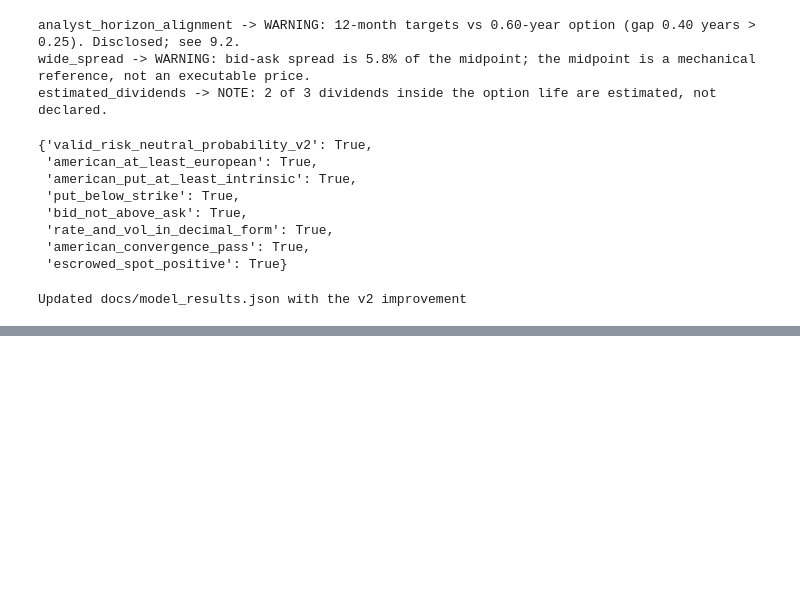
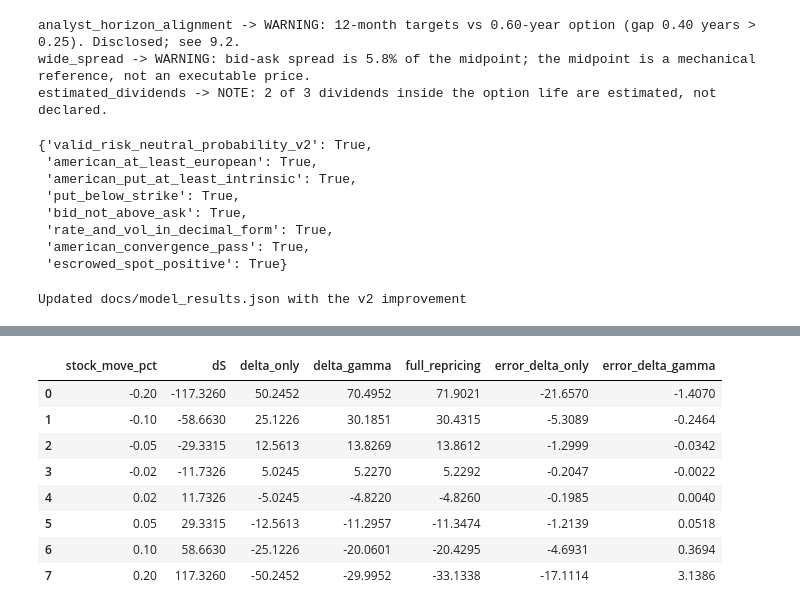
Before and after one commit to javierpalacio010-dot/lmt-valuation-option-greeks-lab, a Jupyter notebook: valuation_option_lab.ipynb, the cells around one changed output, grey strips where cells are left out. Saved outputs shown, nothing was run; the diff lists cells and outputs as text; code cells hidden in the pictures; blank space fills up the shorter version.

```diff
--- a/valuation_option_lab.ipynb
+++ b/valuation_option_lab.ipynb
@@ -391,0 +561,33 @@ Updated docs/model_results.json with the v2 improvement
+# %%
+moves=[-0.20,-0.10,-0.05,-0.02,0.02,0.05,0.10,0.20]
+rows=[]
+for mv in moves:
+    dS=mv*M['spot']; full=v2_price(spot=M['spot']+dS)-V0
+    d_only=delta*dS; dg=d_only+0.5*gamma*dS**2
+    rows.append({'stock_move_pct':mv,'dS':dS,'delta_only':d_only,'delta_gamma':dg,'full_repricing':full,
+                 'error_delta_only':d_only-full,'error_delta_gamma':dg-full})
+approx=pd.DataFrame(rows)
+
+def combined(dS_pct,dvol,days,dr):
+    dS=dS_pct*M['spot']; dt=days/365
+    terms={'delta':delta*dS,'gamma':0.5*gamma*dS**2,'vega':vega*dvol,'theta':theta_year*dt,'rho':rho*dr}
+    est=sum(terms.values())
+    full=v2_price(spot=M['spot']+dS,sigma=M['volatility']+dvol,r=M['risk_free_rate']+dr,shift_years=dt)-V0
+    return {**{f'term_{k}':v for k,v in terms.items()},'multi_factor_estimate':est,'full_repricing':full,'error':est-full,'error_pct_of_move':(est-full)/abs(full) if full else np.nan}
+scenarios={
+ 'Small combined: S -1%, vol +1 pt, 1 day, r +10 bp':(-0.01,0.01,1,0.0010),
+ 'Moderate combined: S -5%, vol +3 pt, 7 days, r -25 bp':(-0.05,0.03,7,-0.0025),
+ 'Large combined: S -15%, vol +10 pt, 30 days, r -50 bp':(-0.15,0.10,30,-0.0050),
+}
+multi=pd.DataFrame({k:combined(*v) for k,v in scenarios.items()}).T
+display(approx.round(4)); multi.round(4)
+# %% [output]
+|  | stock_move_pct | dS | delta_only | delta_gamma | full_repricing | error_delta_only | error_delta_gamma |
+| 0 | -0.20 | -117.3260 | 50.2452 | 70.4952 | 71.9021 | -21.6570 | -1.4070 |
+| 1 | -0.10 | -58.6630 | 25.1226 | 30.1851 | 30.4315 | -5.3089 | -0.2464 |
+| 2 | -0.05 | -29.3315 | 12.5613 | 13.8269 | 13.8612 | -1.2999 | -0.0342 |
+| 3 | -0.02 | -11.7326 | 5.0245 | 5.2270 | 5.2292 | -0.2047 | -0.0022 |
+| 4 | 0.02 | 11.7326 | -5.0245 | -4.8220 | -4.8260 | -0.1985 | 0.0040 |
+| 5 | 0.05 | 29.3315 | -12.5613 | -11.2957 | -11.3474 | -1.2139 | 0.0518 |
+| 6 | 0.10 | 58.6630 | -25.1226 | -20.0601 | -20.4295 | -4.6931 | 0.3694 |
+| 7 | 0.20 | 117.3260 | -50.2452 | -29.9952 | -33.1338 | -17.1114 | 3.1386 |
```
Also changed, not shown: parts of 20 cells of this notebook, 2 other files.
